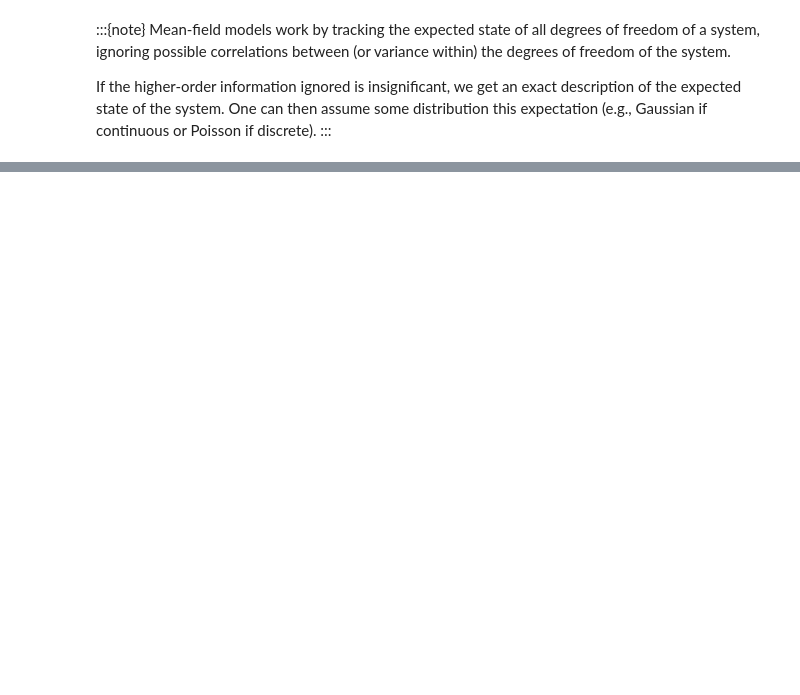
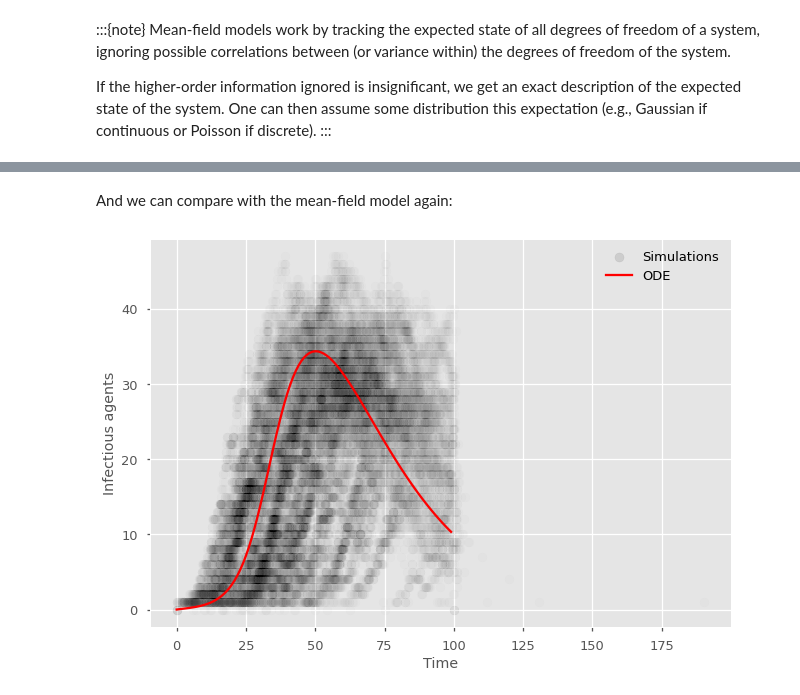
Before and after one commit to cosmo-notes/mean-field, a Jupyter notebook: _build/jupyter_execute/chapters/simulations.ipynb, the cells around one changed output, grey strips where cells are left out. Cells and saved outputs as stored; diff of their text form; code cells hidden in the pictures; blank space fills up the shorter version.

```diff
--- a/_build/jupyter_execute/chapters/simulations.ipynb
+++ b/_build/jupyter_execute/chapters/simulations.ipynb
@@ -180,0 +254,57 @@ If the higher-order information ignored is insignificant, we get an exact descri
+# %% [markdown]
+And we can compare with the mean-field model again:
+# %%
+import numpy as np
+import matplotlib.pyplot as plt
+plt.style.use(['ggplot', 'seaborn-talk'])
+
+# We will use the odeint routine
+from scipy.integrate import odeint
+
+# Differential equations
+def ODEs(x, t, beta, alpha, gamma):
+    """
+    Derivative of the number of agents in S, E, I and R states.
+
+        * x is the state (array like): [S,E,I,R]
+        * t is time (scalar)
+        * beta is the infection rate
+        * alpha is the latency rate
+        * gamma is the recovery rate
+    """
+
+    dx = 0*x #setting the data structure for every variable
+    dx[0] = -beta*x[0]*x[2] #derivative for S
+    dx[1] = beta*x[0]*x[2]-alpha*x[1] #derivative for E
+    dx[2] = alpha*x[1] - gamma*x[2] #derivative for I
+    dx[3] = gamma*x[2] #derivative for R
+
+    return dx
+
+#parameters
+alpha = 1/20
+beta = 1/100
+gamma = 1/20
+
+# Time of observations
+t_length = 100
+t_vec = np.arange(0, t_length)
+
+# Initial conditions
+x_0 = np.zeros(4)
+x_0[0] = 100; x_0[1] = 1; x_0[2] = 0; x_0[3] = 0
+
+# Integration
+G = lambda x, t: ODEs(x, t, beta, alpha, gamma)
+x_path = odeint(G, x_0, t_vec)
+
+# Plot
+fig,ax = plt.subplots()
+plt.scatter(times,history, marker="o", color='black', alpha=0.01)
+plt.scatter(0,0, marker="o", color='black', alpha=0.10, label='Simulations')
+ax.plot(t_vec, x_path[:,2], 'r', label='ODE')
+plt.xlabel('Time')
+plt.ylabel('Infectious agents')
+ax.legend(frameon=False);
+# %% [output]
+[figure, added]
```
Also changed, not shown: parts of 8 cells of this notebook, 24 other files.
